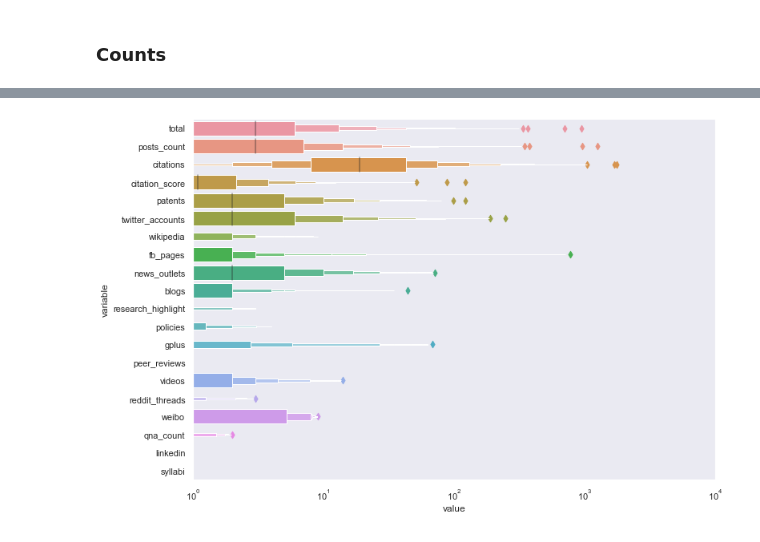
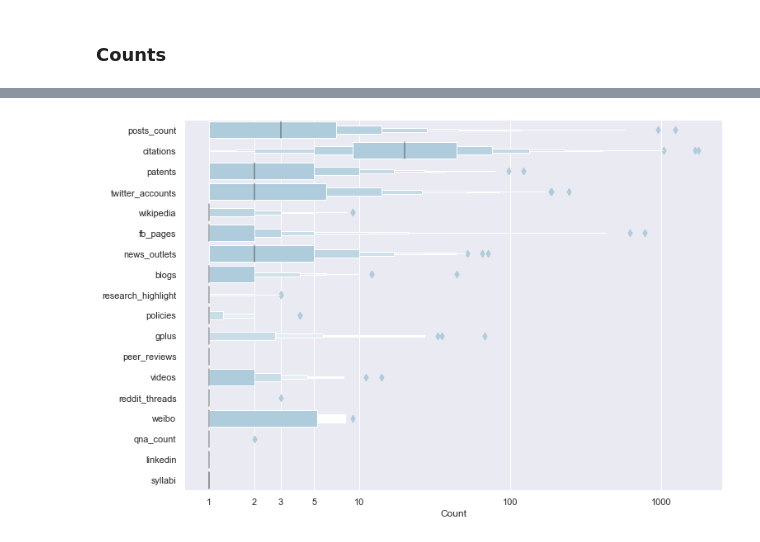
Before and after one commit to ScholCommLab/tracking-grants, a Jupyter notebook: notebooks/reports/interim_report_2.ipynb, the cells around one changed output, grey strips where cells are left out. Saved outputs shown, nothing was run; the diff lists cells and outputs as text; code cells hidden in the pictures.

```diff
--- a/notebooks/reports/interim_report_2.ipynb
+++ b/notebooks/reports/interim_report_2.ipynb
@@ -18,7 +20,7 @@ import numpy as np
 from military_grants import references_f, articles_f, wos_f, altmetric_f
 # %%
 # Seaborn styles
-sns.set_style("dark")
+sns.set_style("darkgrid")
 
 # Matplotlib figure configuration fonts and figsizes
 plt.rcParams.update({
@@ -118,7 +120,6 @@ for _ in str_cols:
     altmetrics[_] = altmetrics[_].astype(str)
 
 metric_cols = {
-    'cited_by_accounts_count': 'total',
     'cited_by_posts_count': 'posts_count',
     'cited_by_rh_count': 'research_highlight',
     'cited_by_tweeters_count': 'twitter_accounts',
@@ -172,6 +173,9 @@ md(mds)
 # %%
 metrics = articles[[]].merge(altmetrics[metric_cols], left_index=True, right_index=True, how="left")
 metrics = metrics.merge(wos[["citations", "citation_score"]], left_index=True, right_index=True, how="left")
+# %%
+# Replace articles with 0 citations as NaN
+metrics = metrics.replace(0.0, np.nan)
 # %% [markdown]
 ### Coverage
 # %%
@@ -229,0 +229,5 @@ count_order = metrics.count().sort_values().index.tolist()
+# %%
+pdf = metrics[metrics.columns.drop('citation_score')].count().div(len(metrics)/100).sort_values()
+pdf.plot(kind="barh", color=cp3[0])
+plt.xlabel("Coverage [%]")
+count_order = pdf.index.tolist()
@@ -230,7 +236,10 @@ count_order = metrics.count().sort_values().index.tolist()
 # %%
-pdf = metrics.reset_index().melt(id_vars="DOI")
-sns.boxenplot(y="variable", x="value", data=pdf, order=count_order[::-1])
-plt.xlim(1,10000);
+pdf = metrics[metrics.columns].reset_index().melt(id_vars="DOI")
+sns.boxenplot(y="variable", x="value", data=pdf, order=count_order[::-1], k_depth="trustworthy", color=cp3[0])
+plt.ylabel("")
+plt.xlabel("Count")
 plt.xscale("log")
+ticks = [1,2,3,5,10,100,1000]
+plt.xticks(ticks, ticks);
 # %% [output]
-[figure, old version]
+[figure, new version]
```
Also changed, not shown: parts of 21 cells of this notebook.
